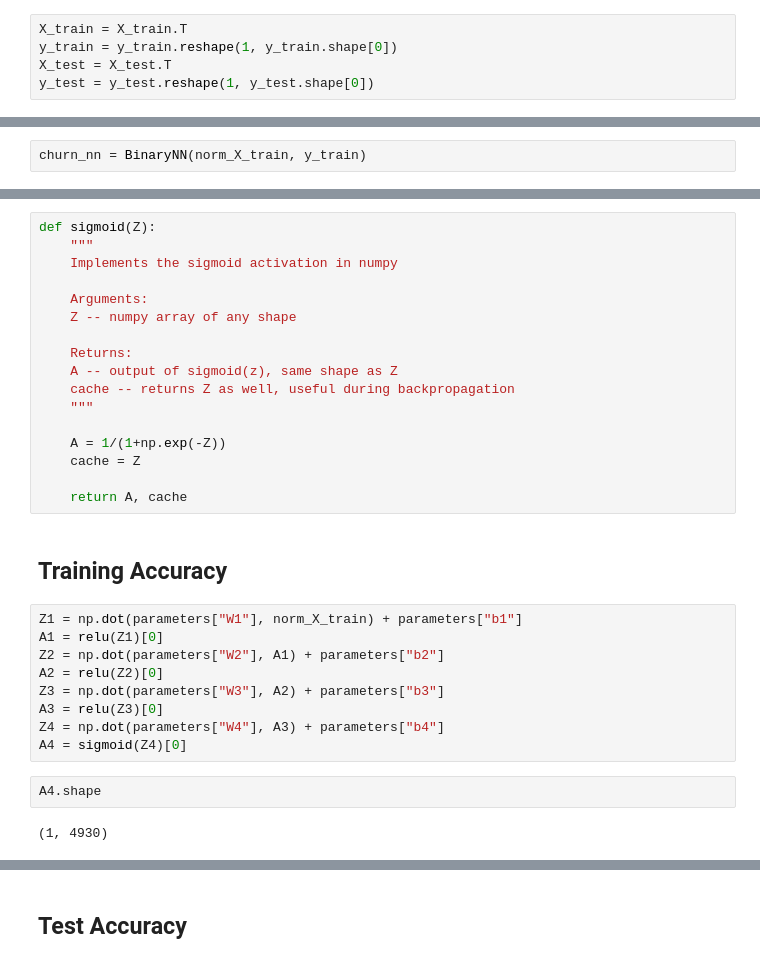
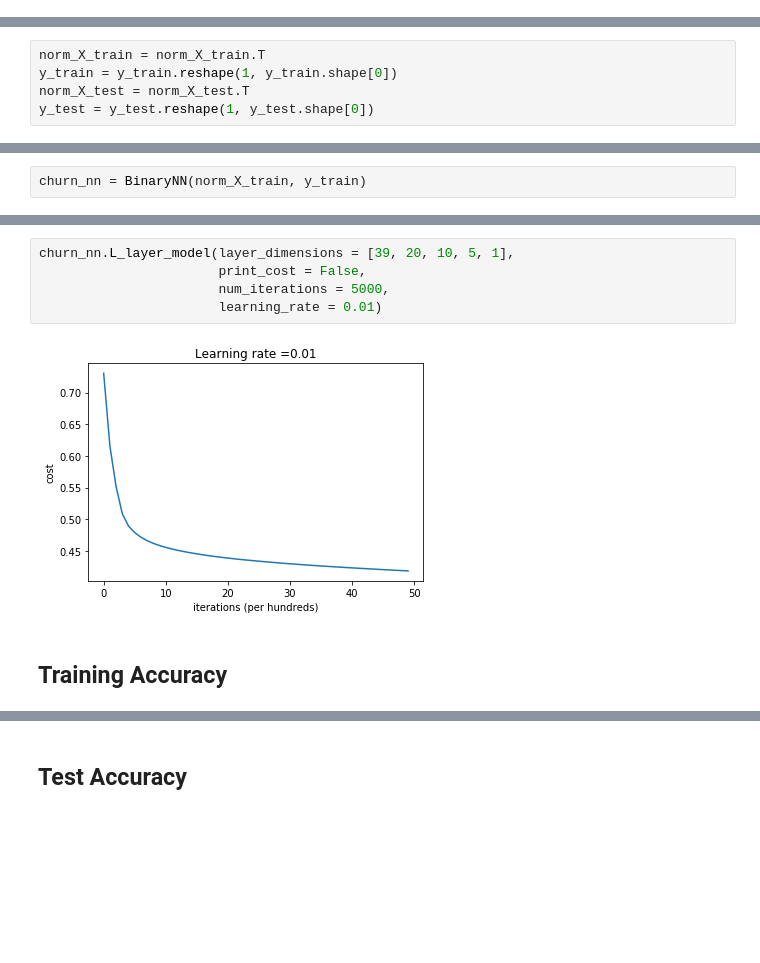
Before and after one commit to Kim-Sha/mlp-binary-classifier, a Jupyter notebook: churn_NN_application.ipynb, the cells around one changed output, grey strips where cells are left out. Drawn from its saved outputs; the diff is of its cells as text; blank space fills up the shorter version.

```diff
--- a/churn_NN_application.ipynb
+++ b/churn_NN_application.ipynb
@@ -17,5 +16,0 @@ y_test = np.loadtxt("y_test.csv")
-# %%
-X_train = X_train.T
-y_train = y_train.reshape(1, y_train.shape[0])
-X_test = X_test.T
-y_test = y_test.reshape(1, y_test.shape[0])
@@ -41,0 +29,5 @@ norm_y_train = scaler.transform(y_train)
+# %%
+norm_X_train = norm_X_train.T
+y_train = y_train.reshape(1, y_train.shape[0])
+norm_X_test = norm_X_test.T
+y_test = y_test.reshape(1, y_test.shape[0])
@@ -91,32 +48,9 @@ def relu(Z):
-# %%
-def sigmoid(Z):
-    """
-    Implements the sigmoid activation in numpy
-
-    Arguments:
-    Z -- numpy array of any shape
-
-    Returns:
-    A -- output of sigmoid(z), same shape as Z
-    cache -- returns Z as well, useful during backpropagation
-    """
-
-    A = 1/(1+np.exp(-Z))
-    cache = Z
-
-    return A, cache
+# %%
+churn_nn.L_layer_model(layer_dimensions = [39, 20, 10, 5, 1],
+                       print_cost = False,
+                       num_iterations = 5000,
+                       learning_rate = 0.01)
+# %% [output]
+[figure, added]
 # %% [markdown]
 ## Training Accuracy
-# %%
-Z1 = np.dot(parameters["W1"], norm_X_train) + parameters["b1"]
-A1 = relu(Z1)[0]
-Z2 = np.dot(parameters["W2"], A1) + parameters["b2"]
-A2 = relu(Z2)[0]
-Z3 = np.dot(parameters["W3"], A2) + parameters["b3"]
-A3 = relu(Z3)[0]
-Z4 = np.dot(parameters["W4"], A3) + parameters["b4"]
-A4 = sigmoid(Z4)[0]
-# %%
-A4.shape
-# %% [output]
-(1, 4930)
```
Also changed, not shown: parts of 26 cells of this notebook, 5 other files.
